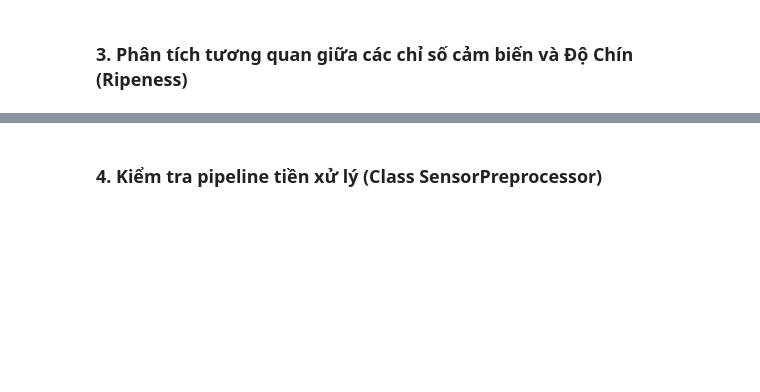
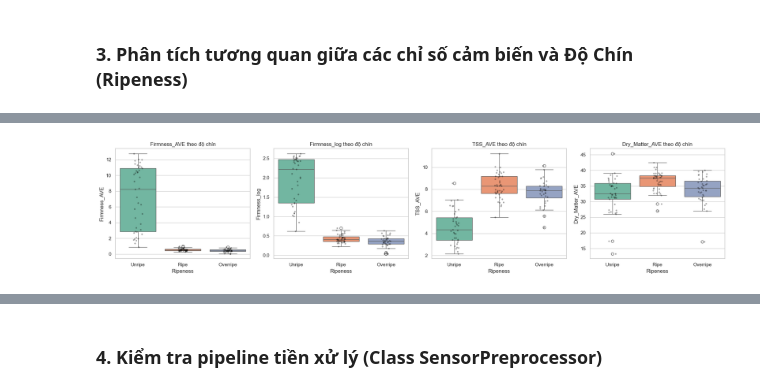
Before and after one commit to Cocobaut/durian-ripeness-classification, a Jupyter notebook: workspaces/member3_sensor/01_eda_and_preprocess_sensor/01_eda_and_preprocess_sensor.ipynb, the cells around one changed output, grey strips where cells are left out. Drawn from its saved outputs; the diff is of its cells as text; code cells hidden in the pictures; blank space fills up the shorter version.

Commit message:
feat: hoàn thành module xử lý cảm biến và EDA của member3

```diff
--- a/workspaces/member3_sensor/01_eda_and_preprocess_sensor/01_eda_and_preprocess_sensor.ipynb
+++ b/workspaces/member3_sensor/01_eda_and_preprocess_sensor/01_eda_and_preprocess_sensor.ipynb
@@ -48,0 +232,95 @@ CSV_PATH = os.path.join(DATA_RAW_DIR, "durian_characteristics_cleaned.csv")
+# %%
+# Hướng dẫn phân tích tương quan:
+# 1. Vẽ Boxplot so sánh độ cứng (Firmness_AVE) giữa 3 lớp: Unripe, Ripe, Overripe
+# 2. Vẽ Boxplot so sánh độ ngọt (TSS_AVE) và chất khô (Dry_Matter_AVE)
+# 3. Vẽ ma trận tương quan heatmap giữa các biến số học
+# 4. Đánh giá xem đặc tính nào biến thiên rõ rệt nhất khi quả chín dần
+
+# TODO: Viết code vẽ Boxplot và Correlation Heatmap tại đây
+
+# 3.1 Khảo sát phân phối nhãn
+CLASS_ORDER = ["Unripe", "Ripe", "Overripe"]
+LABEL_COL = "Ripeness"
+
+train_df[LABEL_COL] = train_df[LABEL_COL].astype(str).str.strip()
+val_df[LABEL_COL]   = val_df[LABEL_COL].astype(str).str.strip()
+test_df[LABEL_COL]  = test_df[LABEL_COL].astype(str).str.strip()
+
+print("Phân bố nhãn tập Train (kỳ vọng 44 quả/lớp):")
+print(train_df[LABEL_COL].value_counts().loc[CLASS_ORDER])
+assert set(train_df[LABEL_COL]) == set(CLASS_ORDER), "Tên lớp khác kỳ vọng, kiểm tra lại!"
+
+# Nhóm đặc trưng ứng viên + 1 biến đo lúc thu hoạch
+CORE_FEATS = [
+    "Harvest_Weight", "Horizontal_Circumference", "Vertical_Circumference",
+    "Pedicel_Diameter", "Firmness_AVE", "TSS_AVE", "Dry_Matter_AVE", "ESR_Days"
+]
+EXTRA_FEATS = ["Maturity_DAB"]
+FEATS = [c for c in CORE_FEATS + EXTRA_FEATS if c in train_df.columns]
+
+# Các cột KHÔNG được dùng làm đầu vào (leakage / chỉ có sau khi quả chín)
+LEAKY_COLS = [
+    "Code", "Actual_Ripening_Status", "Day_Ripen", "Actual_Ripening_Days",
+    "Day_Overripe", "Actual_Days_Capsule_Splitting", "Day_Harvested"
+]
+
+label_map = {c: i for i, c in enumerate(CLASS_ORDER)}  # Unripe=0, Ripe=1, Overripe=2
+eda = train_df.copy()
+if 'pre' not in globals():
+    pre = SensorPreprocessor()
+eda["fruit_id"] = pre.fruit_ids(eda)
+eda["label_id"] = eda[LABEL_COL].map(label_map)
+eda["Firmness_log"] = np.log1p(eda["Firmness_AVE"].clip(lower=0))
+
+# ---------- 0. Missing theo từng lớp (kiểm tra missing có mang thông tin nhãn không) ----------
+miss_by_class = (
+    eda.groupby(LABEL_COL)[FEATS]
+    .apply(lambda d: d.isna().mean() * 100)
+    .loc[CLASS_ORDER]
+    .round(1)
+)
+print("\n% Missing theo từng lớp độ chín (Train):")
+display(miss_by_class)
+
+# ---------- 1 & 2. Boxplot so sánh các đặc tính sinh hóa cốt lõi ----------
+BOX_FEATS = ["Firmness_AVE", "Firmness_log", "TSS_AVE", "Dry_Matter_AVE"]
+fig, axes = plt.subplots(1, len(BOX_FEATS), figsize=(5 * len(BOX_FEATS), 4.5))
+for ax, feat in zip(axes, BOX_FEATS):
+    sns.boxplot(
+        data=eda, x=LABEL_COL, y=feat, order=CLASS_ORDER,
+        hue=LABEL_COL, hue_order=CLASS_ORDER, palette="Set2",
+        legend=False, ax=ax
+    )
+    sns.stripplot(
+        data=eda, x=LABEL_COL, y=feat, order=CLASS_ORDER,
+        color="black", alpha=0.35, size=3.5, ax=ax
+    )
+    ax.set_title(f"{feat} theo độ chín")
+plt.tight_layout()
+plt.show()
+
+# ---------- 3. Heatmap Pearson + Spearman (bổ sung Firmness_log để đối chứng) ----------
+corr_cols = FEATS + ["Firmness_log", "label_id"]
+fig, axes = plt.subplots(1, 2, figsize=(18, 7.5))
+for ax, method in zip(axes, ["pearson", "spearman"]):
+    sns.heatmap(
+        eda[corr_cols].corr(method=method), annot=True, fmt=".2f",
+        cmap="coolwarm", vmin=-1, vmax=1, square=True, ax=ax,
+        cbar_kws={"shrink": .8}
+    )
+    ax.set_title(f"Ma trận tương quan {method.capitalize()}")
+plt.tight_layout()
+plt.show()
+
+# ---------- 4. Xếp hạng biến theo mức liên hệ với độ chín ----------
+rank = pd.DataFrame({
+    "pearson":  eda[corr_cols].corr("pearson")["label_id"],
+    "spearman": eda[corr_cols].corr("spearman")["label_id"],
+}).drop("label_id")
+rank["abs_spearman"] = rank["spearman"].abs()
+print("\n--- Xếp hạng tương quan của các biến với Độ chín (label_id) ---")
+display(rank.sort_values("abs_spearman", ascending=False).round(3))
+
+print("\n--- Thống kê Mean & Median theo từng lớp độ chín ---")
+display(eda.groupby(LABEL_COL)[FEATS].agg(["mean", "median"]).loc[CLASS_ORDER].round(2))
+# %% [output]
@@ -48,0 +340 @@ CSV_PATH = os.path.join(DATA_RAW_DIR, "durian_characteristics_cleaned.csv")
+[figure, added]
```
Also changed, not shown: parts of 16 cells of this notebook, 4 other files.
